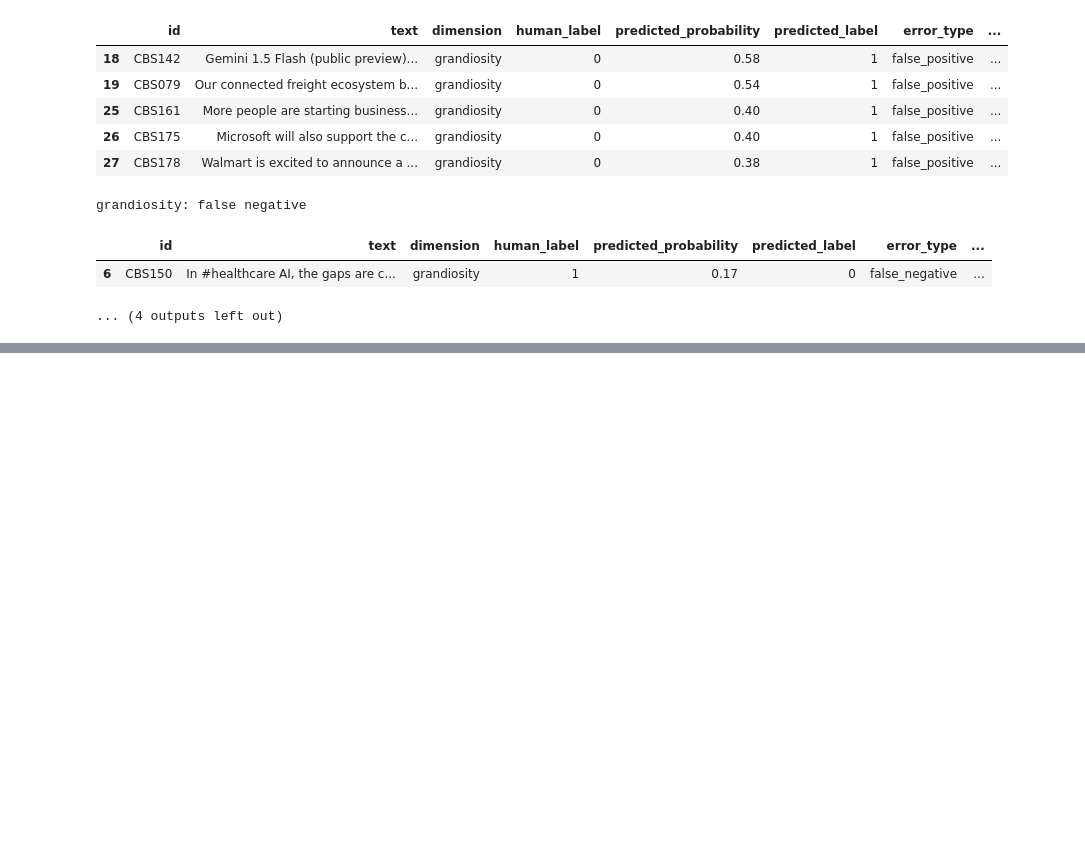
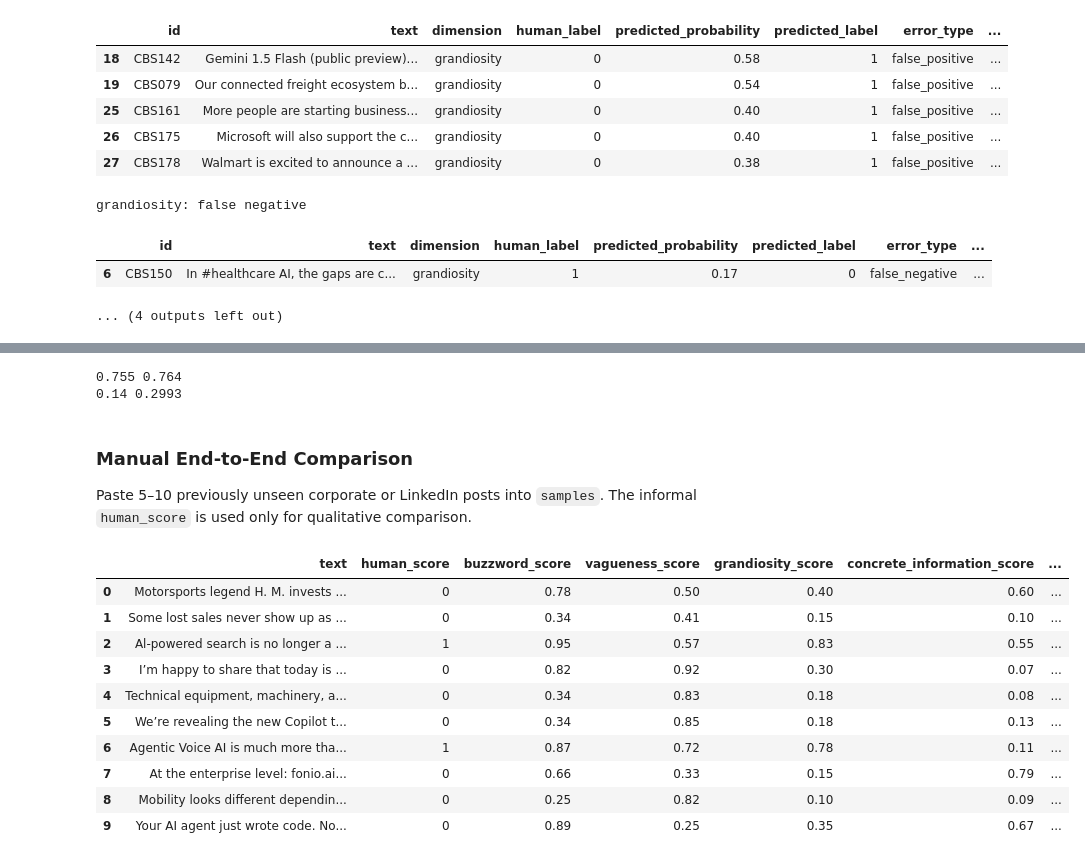
Before and after one commit to scharlatan-ai/corporate-bullshit-detector, a Jupyter notebook: notebooks/Corp_Bullshit_Detector.ipynb, the cells around one changed output, grey strips where cells are left out. Saved outputs shown, nothing was run; the diff lists cells and outputs as text; code cells hidden in the pictures; blank space fills up the shorter version.

Commit message:
finished up notebook in terms of bullshit

```diff
--- a/notebooks/Corp_Bullshit_Detector.ipynb
+++ b/notebooks/Corp_Bullshit_Detector.ipynb
@@ -559,0 +637,75 @@ grandiosity: false negative
+# %%
+def bullshit_score_evidence_discount(result: DecisionResult) -> float:
+    score = _weighted_positive_signal(result) * (
+        1 - CONCRETE_LAMBDA * result.concrete_information
+    )
+    return min(1.0, max(0.0, score))
+# %%
+examples = [
+    DecisionResult(0.9, 0.8, 0.7, 0.1),
+    DecisionResult(0.4, 0.5, 0.3, 0.6)
+]
+
+for example in examples:
+    print(
+        bullshit_score_linear(example),
+        bullshit_score_evidence_discount(example),
+    )
+# %% [output]
+0.755 0.764
+0.14 0.2993
+# %% [markdown]
+### Manual End-to-End Comparison
+
+Paste 5–10 previously unseen corporate or LinkedIn posts into `samples`. The informal `human_score` is used only for qualitative comparison.
+# %%
+holdout_df = pd.read_csv("../data/raw/linkedin_handpicked_holdout_samples.csv")
+
+samples = [
+    {
+        "text": row["text"],
+        "human_score": int(row["score"]),
+    }
+    for _, row in holdout_df.iterrows()
+]
+# %%
+comparison_rows = []
+
+for sample in samples:
+    decision = jev_provider.analyze(sample["text"])
+    comparison_rows.append({
+        "text": sample["text"],
+        "human_score": sample["human_score"],
+        "buzzword_score": decision.buzzword_saturation,
+        "vagueness_score": decision.vagueness,
+        "grandiosity_score": decision.grandiosity,
+        "concrete_information_score": decision.concrete_information,
+        "score_a_linear": bullshit_score_linear(decision),
+        "score_b_evidence_discount": bullshit_score_evidence_discount(decision)
+    })
+# %%
+comparison_columns = [
+    "text",
+    "human_score",
+    "buzzword_score",
+    "vagueness_score",
+    "grandiosity_score",
+    "concrete_information_score",
+    "score_a_linear",
+    "score_b_evidence_discount",
+]
+
+comparison_df = pd.DataFrame(comparison_rows, columns=comparison_columns)
+display(comparison_df.round(3))
+# %% [output]
+|  | text | human_score | buzzword_score | vagueness_score | grandiosity_score | concrete_information_score | ... |
+| 0 | Motorsports legend H. M. invests ... | 0 | 0.78 | 0.50 | 0.40 | 0.60 | ... |
+| 1 | Some lost sales never show up as ... | 0 | 0.34 | 0.41 | 0.15 | 0.10 | ... |
+| 2 | Al-powered search is no longer a ... | 1 | 0.95 | 0.57 | 0.83 | 0.55 | ... |
+| 3 | I’m happy to share that today is ... | 0 | 0.82 | 0.92 | 0.30 | 0.07 | ... |
+| 4 | Technical equipment, machinery, a... | 0 | 0.34 | 0.83 | 0.18 | 0.08 | ... |
+| 5 | We’re revealing the new Copilot t... | 0 | 0.34 | 0.85 | 0.18 | 0.13 | ... |
+| 6 | Agentic Voice AI is much more tha... | 1 | 0.87 | 0.72 | 0.78 | 0.11 | ... |
+| 7 | At the enterprise level: fonio.ai... | 0 | 0.66 | 0.33 | 0.15 | 0.79 | ... |
+| 8 | Mobility looks different dependin... | 0 | 0.25 | 0.82 | 0.10 | 0.09 | ... |
+| 9 | Your AI agent just wrote code. No... | 0 | 0.89 | 0.25 | 0.35 | 0.67 | ... |
```
Also changed, not shown: parts of 12 cells of this notebook, 1 other file.
